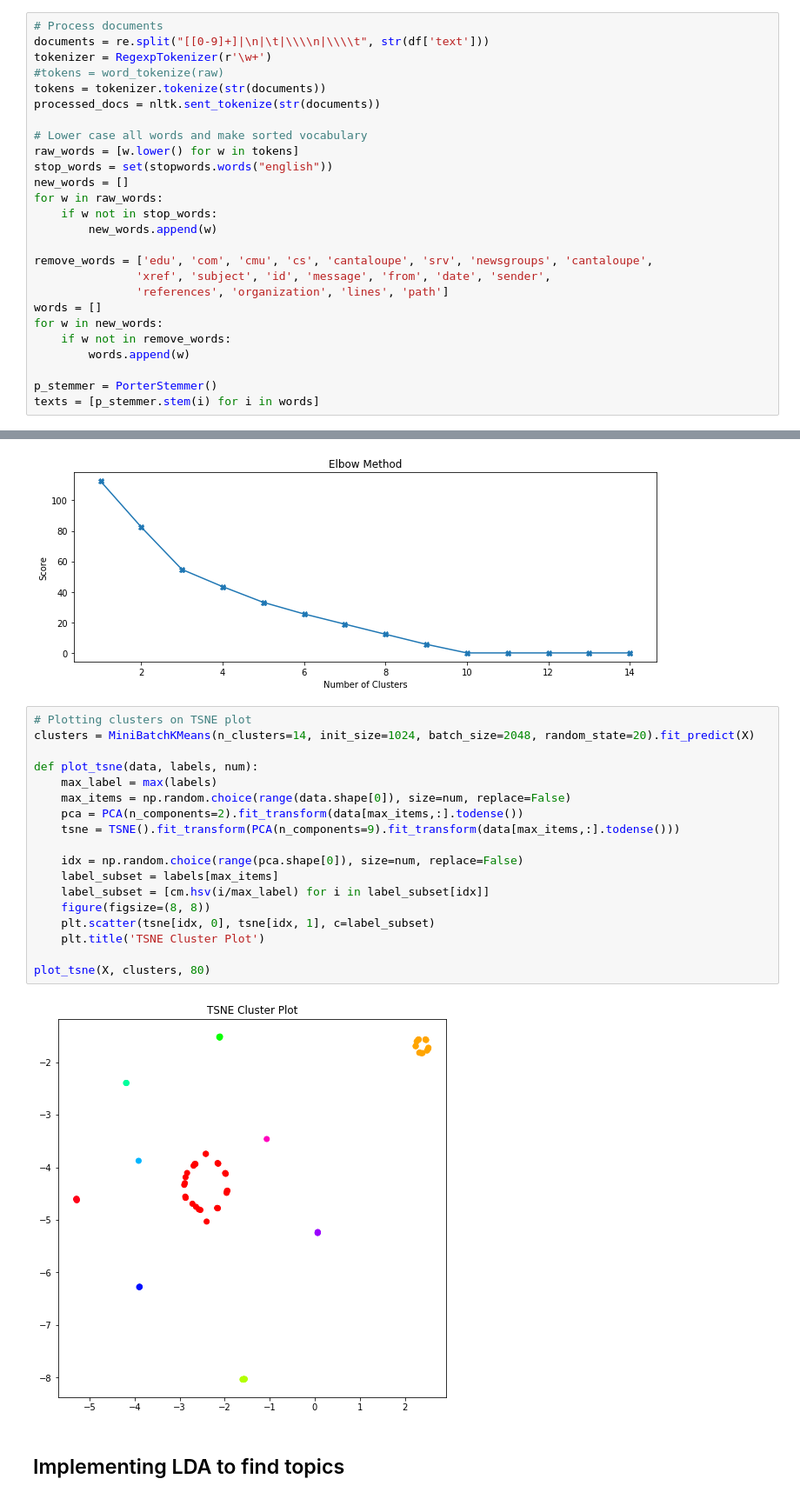
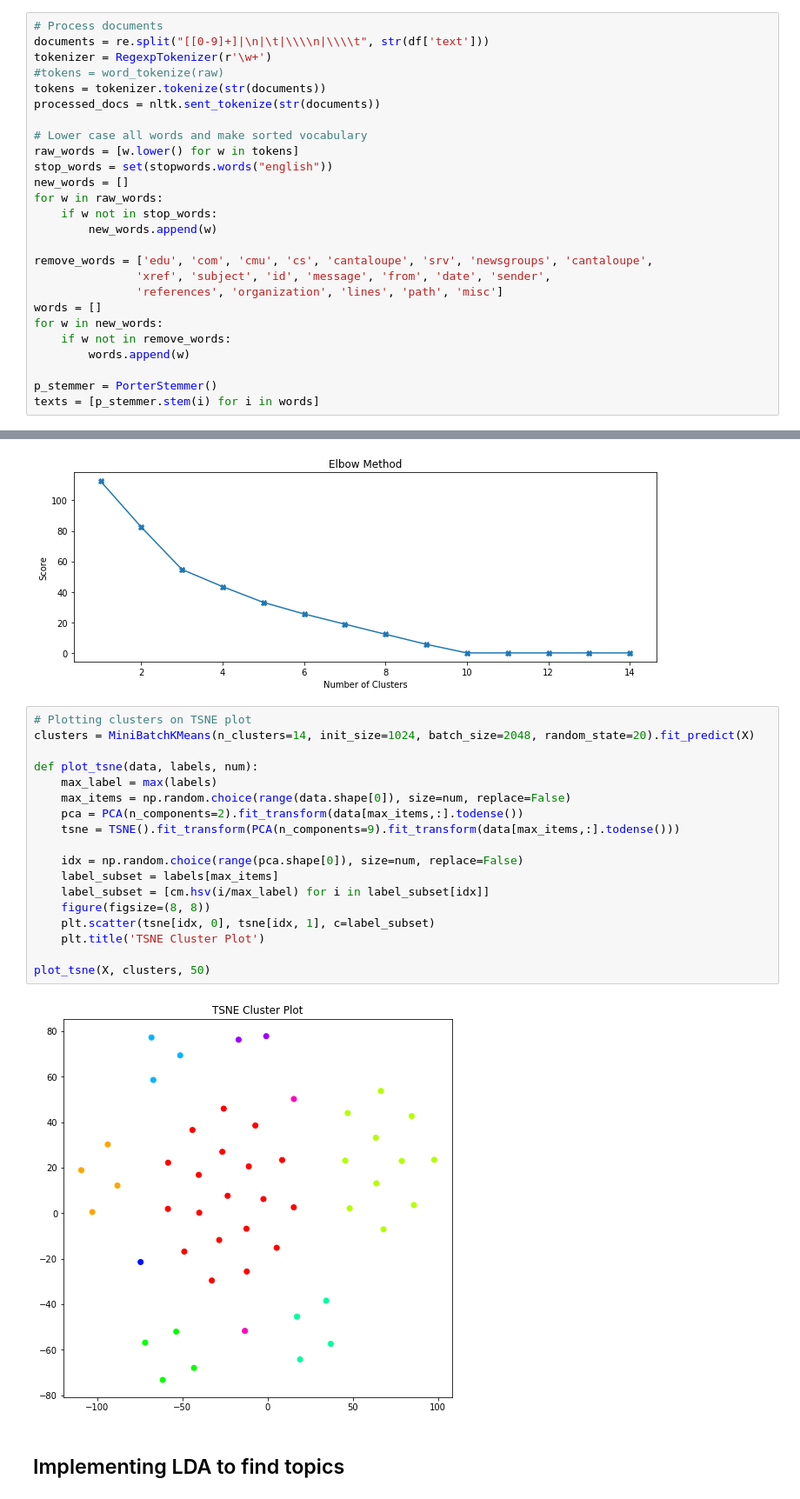
Before and after one commit to ArwaS97/Medius-Health-Challenge, a Jupyter notebook: Medius Health Challenge.ipynb, the cells around one changed output, grey strips where cells are left out. Shown: that part at 87% size. Drawn from its saved outputs; the diff is of its cells as text.

```diff
--- a/Medius Health Challenge.ipynb
+++ b/Medius Health Challenge.ipynb
@@ -103,7 +103,7 @@ for w in raw_words:
 
 remove_words = ['edu', 'com', 'cmu', 'cs', 'cantaloupe', 'srv', 'newsgroups', 'cantaloupe',
                'xref', 'subject', 'id', 'message', 'from', 'date', 'sender',
-               'references', 'organization', 'lines', 'path']
+               'references', 'organization', 'lines', 'path', 'misc']
 words = []
 for w in new_words:
     if w not in remove_words:
@@ -238,23 +240,23 @@ plt.show()
 # %%
 # Plotting clusters on TSNE plot
 clusters = MiniBatchKMeans(n_clusters=14, init_size=1024, batch_size=2048, random_state=20).fit_predict(X)
 
 def plot_tsne(data, labels, num):
     max_label = max(labels)
     max_items = np.random.choice(range(data.shape[0]), size=num, replace=False)
     pca = PCA(n_components=2).fit_transform(data[max_items,:].todense())
     tsne = TSNE().fit_transform(PCA(n_components=9).fit_transform(data[max_items,:].todense()))
 
     idx = np.random.choice(range(pca.shape[0]), size=num, replace=False)
     label_subset = labels[max_items]
     label_subset = [cm.hsv(i/max_label) for i in label_subset[idx]]
     figure(figsize=(8, 8))
     plt.scatter(tsne[idx, 0], tsne[idx, 1], c=label_subset)
     plt.title('TSNE Cluster Plot')
 
-plot_tsne(X, clusters, 80)
+plot_tsne(X, clusters, 50)
 # %% [output]
-[figure, old version]
+[figure, new version]
 # %% [markdown]
 ## Implementing LDA to find topics
 # %%
```
Also changed, not shown: parts of 2 cells of this notebook.
